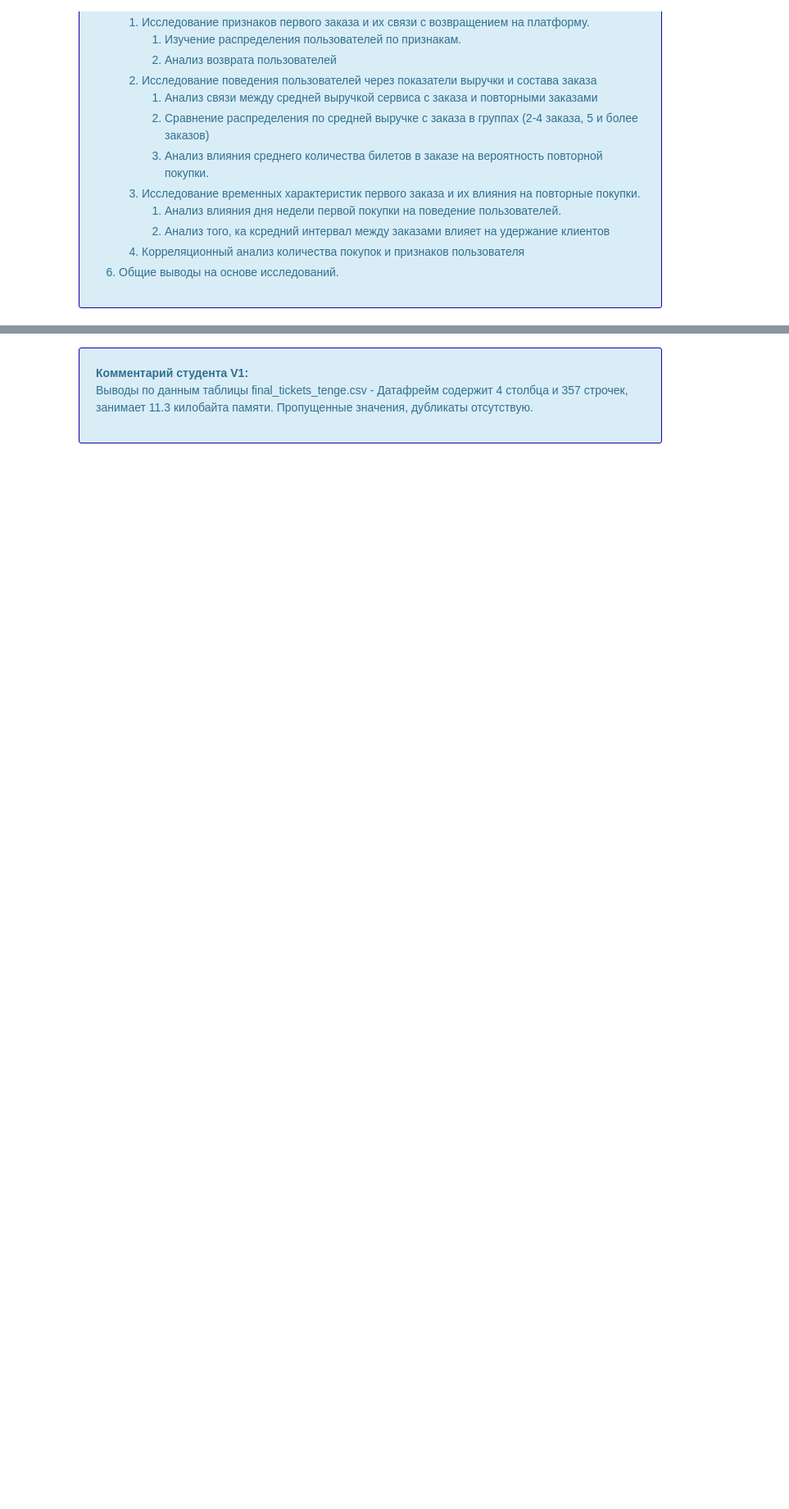
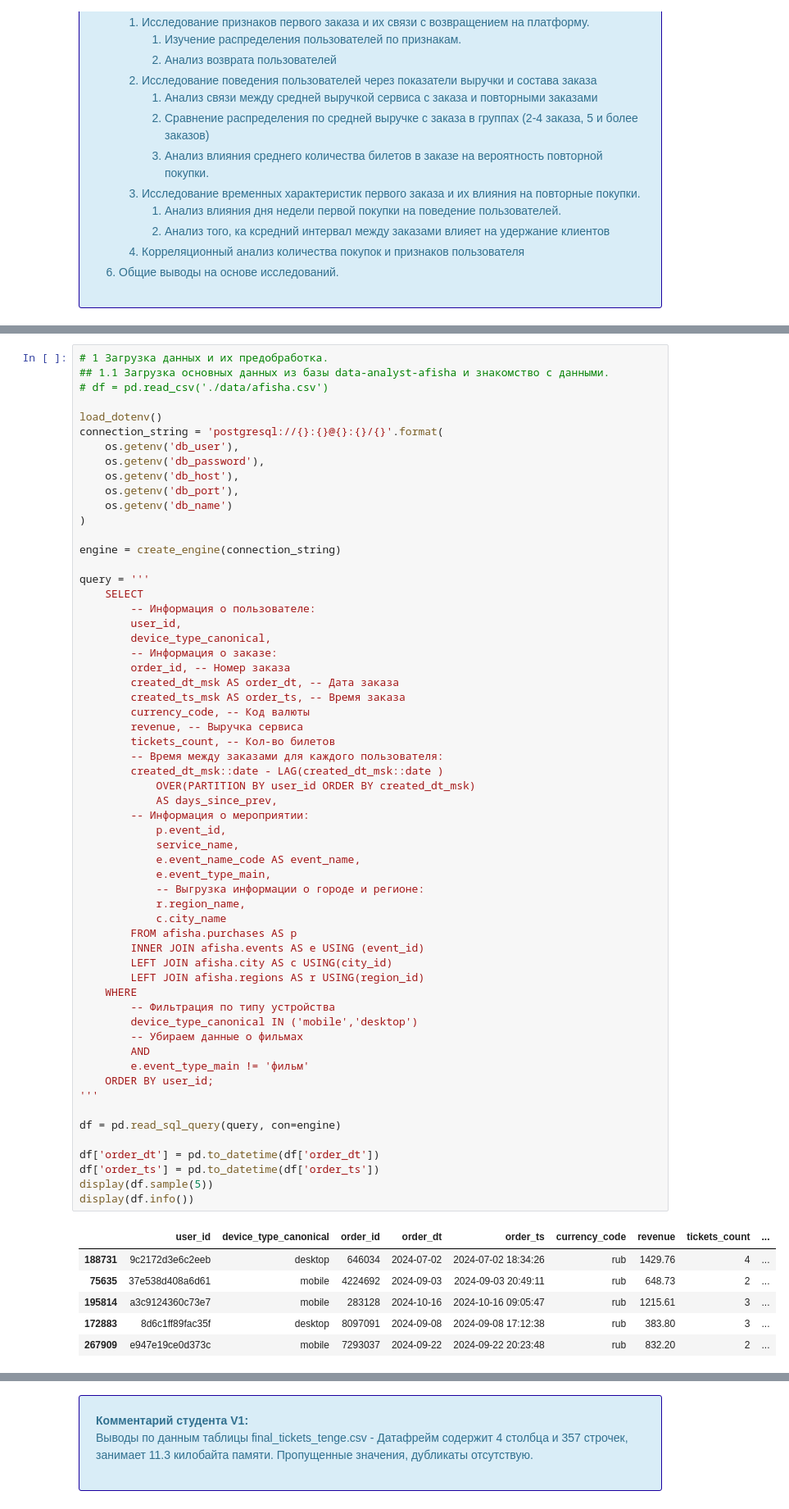
Before and after one commit to Alexandr-xab/AfishaProject, a Jupyter notebook: afisha.ipynb, the cells around one changed output, grey strips where cells are left out. Shown: that part at 82% size. Drawn from its saved outputs; the diff is of its cells as text; blank space fills up the shorter version.

```diff
--- a/afisha.ipynb
+++ b/afisha.ipynb
@@ -156,0 +127,66 @@ None
+# %%
+# 1 Загрузка данных и их предобработка.
+## 1.1 Загрузка основных данных из базы data-analyst-afisha и знакомство с данными.
+# df = pd.read_csv('./data/afisha.csv')
+
+load_dotenv()
+connection_string = 'postgresql://{}:{}@{}:{}/{}'.format(
+    os.getenv('db_user'),
+    os.getenv('db_password'),
+    os.getenv('db_host'),
+    os.getenv('db_port'),
+    os.getenv('db_name')
+)
+
+engine = create_engine(connection_string)
+
+query = '''
+    SELECT
+        -- Информация о пользователе:
+        user_id,
+        device_type_canonical,
+        -- Информация о заказе:
+        order_id, -- Номер заказа
+        created_dt_msk AS order_dt, -- Дата заказа
+        created_ts_msk AS order_ts, -- Время заказа
+        currency_code, -- Код валюты
+        revenue, -- Выручка сервиса
+        tickets_count, -- Кол-во билетов
+        -- Время между заказами для каждого пользователя:
+        created_dt_msk::date - LAG(created_dt_msk::date )
+            OVER(PARTITION BY user_id ORDER BY created_dt_msk)
+            AS days_since_prev,
+        -- Информация о мероприятии:
+            p.event_id,
+            service_name,
+            e.event_name_code AS event_name,
+            e.event_type_main,
+            -- Выгрузка информации о городе и регионе:
+            r.region_name,
+            c.city_name
+        FROM afisha.purchases AS p
+        INNER JOIN afisha.events AS e USING (event_id)
+        LEFT JOIN afisha.city AS c USING(city_id)
+        LEFT JOIN afisha.regions AS r USING(region_id)
+    WHERE
+        -- Фильтрация по типу устройства
+        device_type_canonical IN ('mobile','desktop')
+        -- Убираем данные о фильмах
+        AND
+        e.event_type_main != 'фильм'
+    ORDER BY user_id;
+'''
+
+df = pd.read_sql_query(query, con=engine)
+
+df['order_dt'] = pd.to_datetime(df['order_dt'])
+df['order_ts'] = pd.to_datetime(df['order_ts'])
+display(df.sample(5))
+display(df.info())
+# %% [output]
+|  | user_id | device_type_canonical | order_id | order_dt | order_ts | currency_code | revenue | tickets_count | ... |
+| 188731 | 9c2172d3e6c2eeb | desktop | 646034 | 2024-07-02 | 2024-07-02 18:34:26 | rub | 1429.76 | 4 | ... |
+| 75635 | 37e538d408a6d61 | mobile | 4224692 | 2024-09-03 | 2024-09-03 20:49:11 | rub | 648.73 | 2 | ... |
+| 195814 | a3c9124360c73e7 | mobile | 283128 | 2024-10-16 | 2024-10-16 09:05:47 | rub | 1215.61 | 3 | ... |
+| 172883 | 8d6c1ff89fac35f | desktop | 8097091 | 2024-09-08 | 2024-09-08 17:12:38 | rub | 383.80 | 3 | ... |
+| 267909 | e947e19ce0d373c | mobile | 7293037 | 2024-09-22 | 2024-09-22 20:23:48 | rub | 832.20 | 2 | ... |
```
Also changed, not shown: parts of 26 cells of this notebook, 4 other files.
